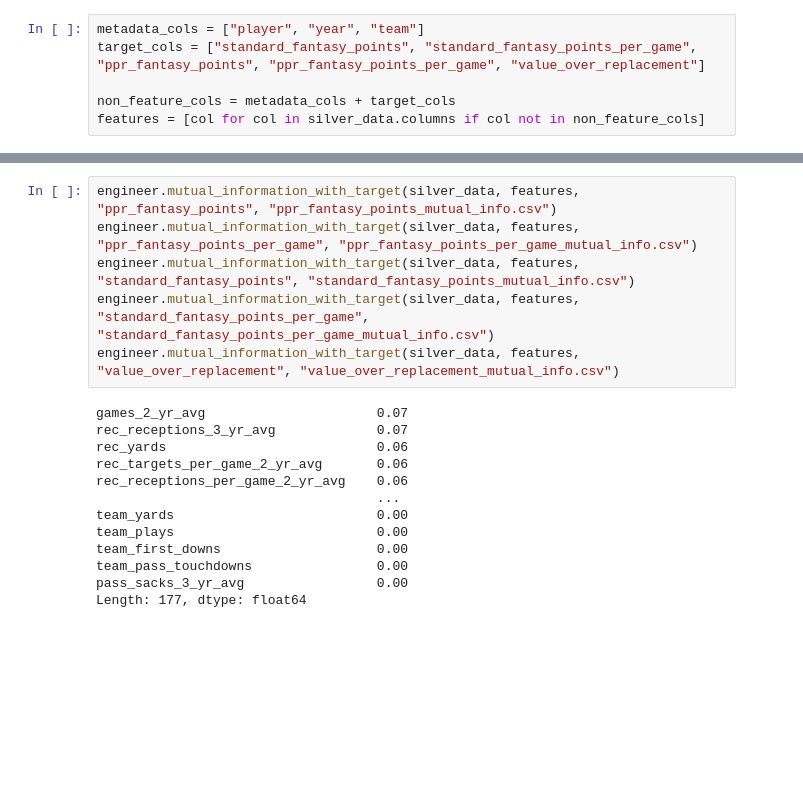
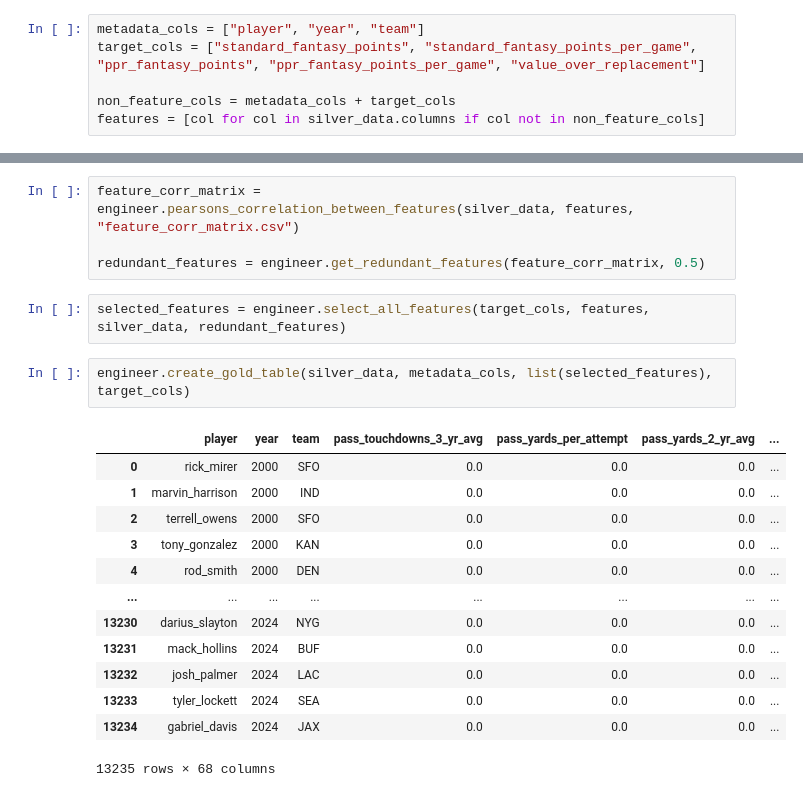
Before and after one commit to vivsiv/ff-model, a Jupyter notebook: notebooks/fantasy_data_collection.ipynb, the cells around one changed output, grey strips where cells are left out. Cells and saved outputs as stored; diff of their text form; blank space fills up the shorter version.

Commit message:
completed feature selection

```diff
--- a/notebooks/fantasy_data_collection.ipynb
+++ b/notebooks/fantasy_data_collection.ipynb
@@ -132,19 +104,22 @@ engineer.pearsons_correlation_with_target(silver_data, features, "value_over_rep
-# %%
-engineer.mutual_information_with_target(silver_data, features, "ppr_fantasy_points", "ppr_fantasy_points_mutual_info.csv")
-engineer.mutual_information_with_target(silver_data, features, "ppr_fantasy_points_per_game", "ppr_fantasy_points_per_game_mutual_info.csv")
-engineer.mutual_information_with_target(silver_data, features, "standard_fantasy_points", "standard_fantasy_points_mutual_info.csv")
-engineer.mutual_information_with_target(silver_data, features, "standard_fantasy_points_per_game", "standard_fantasy_points_per_game_mutual_info.csv")
-engineer.mutual_information_with_target(silver_data, features, "value_over_replacement", "value_over_replacement_mutual_info.csv")
-# %% [output]
-games_2_yr_avg                      0.07
-rec_receptions_3_yr_avg             0.07
-rec_yards                           0.06
-rec_targets_per_game_2_yr_avg       0.06
-rec_receptions_per_game_2_yr_avg    0.06
-                                    ...
-team_yards                          0.00
-team_plays                          0.00
-team_first_downs                    0.00
-team_pass_touchdowns                0.00
-pass_sacks_3_yr_avg                 0.00
-Length: 177, dtype: float64
+# %%
+feature_corr_matrix = engineer.pearsons_correlation_between_features(silver_data, features, "feature_corr_matrix.csv")
+
+redundant_features = engineer.get_redundant_features(feature_corr_matrix, 0.5)
+# %%
+selected_features = engineer.select_all_features(target_cols, features, silver_data, redundant_features)
+# %%
+engineer.create_gold_table(silver_data, metadata_cols, list(selected_features), target_cols)
+# %% [output]
+|  | player | year | team | pass_touchdowns_3_yr_avg | pass_yards_per_attempt | pass_yards_2_yr_avg | ... |
+| 0 | rick_mirer | 2000 | SFO | 0.0 | 0.0 | 0.0 | ... |
+| 1 | marvin_harrison | 2000 | IND | 0.0 | 0.0 | 0.0 | ... |
+| 2 | terrell_owens | 2000 | SFO | 0.0 | 0.0 | 0.0 | ... |
+| 3 | tony_gonzalez | 2000 | KAN | 0.0 | 0.0 | 0.0 | ... |
+| 4 | rod_smith | 2000 | DEN | 0.0 | 0.0 | 0.0 | ... |
+| ... | ... | ... | ... | ... | ... | ... | ... |
+| 13230 | darius_slayton | 2024 | NYG | 0.0 | 0.0 | 0.0 | ... |
+| 13231 | mack_hollins | 2024 | BUF | 0.0 | 0.0 | 0.0 | ... |
+| 13232 | josh_palmer | 2024 | LAC | 0.0 | 0.0 | 0.0 | ... |
+| 13233 | tyler_lockett | 2024 | SEA | 0.0 | 0.0 | 0.0 | ... |
+| 13234 | gabriel_davis | 2024 | JAX | 0.0 | 0.0 | 0.0 | ... |
+13235 rows × 68 columns
```
Also changed, not shown: parts of 6 cells of this notebook, 5 other files.
